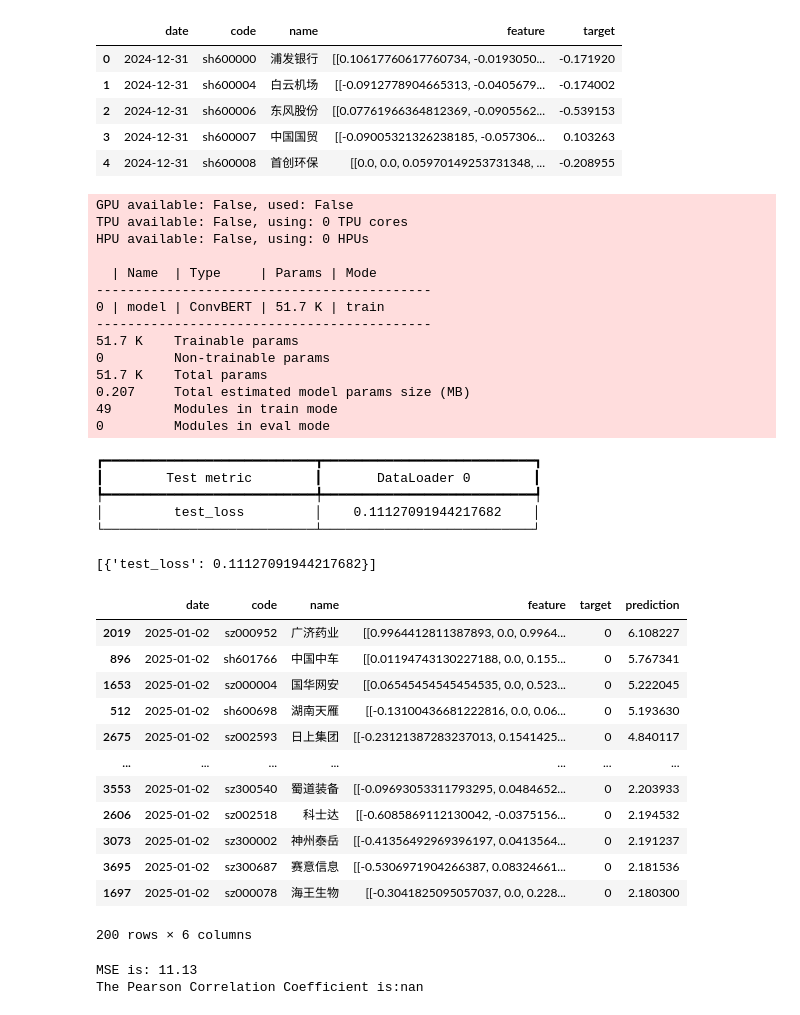
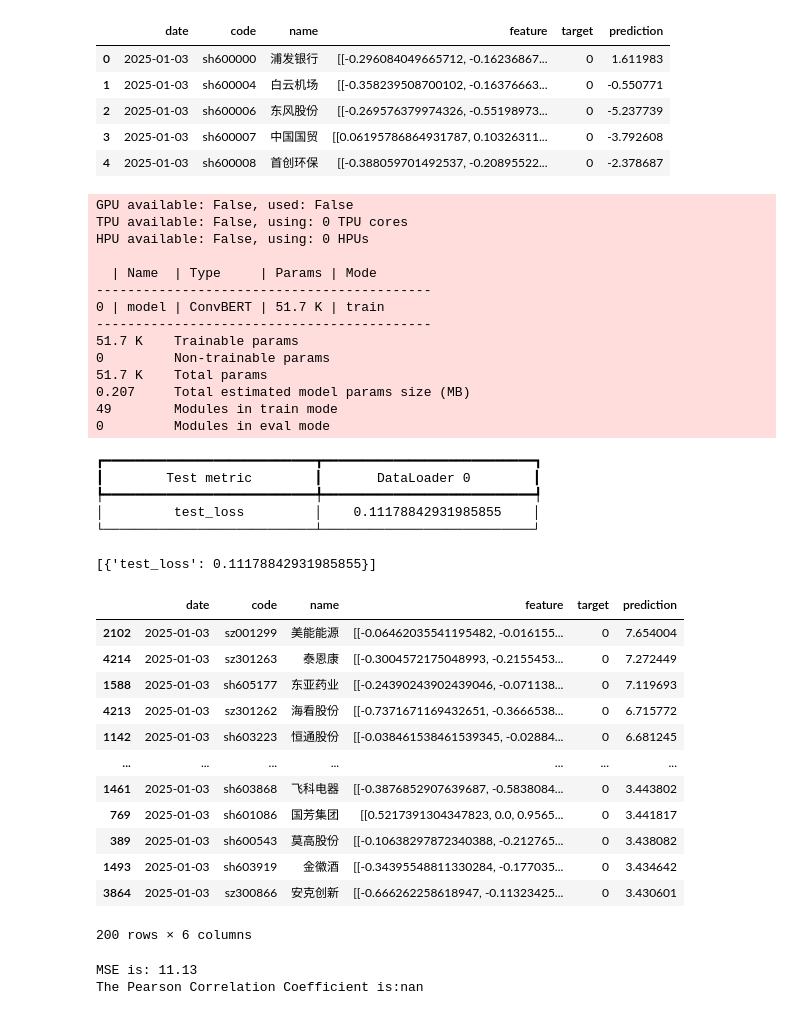
Before and after one commit to txdas/biotech, a Jupyter notebook: notebook/stock/akshare_light.ipynb, the cells around one changed output. Drawn from its saved outputs; the diff is of its cells as text; code cells hidden in the pictures.

```diff
--- a/notebook/stock/akshare_light.ipynb
+++ b/notebook/stock/akshare_light.ipynb
@@ -49,44 +49,44 @@ def make_data(df, cdate, cnum):
         row = np.zeros((cnum,8),dtype=float)
         if cg.shape[0]==cnum and pg.shape[0]>0:
             pr = cg.iloc[0]
             codes.append(pr["code"])
             names.append(pr["name"])
             if cur.shape[0]>0:
                 cr = cur.iloc[0]
                 change = snor((cr.close-pr.close)*100/pr.close)
             else:
                 change = 0
             targets.append(change)
             for i in range(cg.shape[0]):
                 r, p= g.iloc[i],g.iloc[i+1]
                 row[i,:] = nor_feature(r,p,pg)
             features.append(row)
         # break
     return pd.DataFrame({"date":cdate, "code":codes,"name":names,"feature":features, "target": targets})
 
 def get_dates(cdt, days=3):
     ctm = datetime.datetime.strptime(cdt,"%Y-%m-%d")
     holidays = set(["2025-01-01"])
     dts = []
     for i in range(1, days+3):
         delta = datetime.timedelta(days=-i)
         ttm = ctm+delta
         if ttm.weekday() <5 and ttm.strftime("%Y-%m-%d") not in holidays:
             dts.append(ttm.strftime("%Y-%m-%d"))
     return dts[:days]
-cdate, lst,hdays = "2025-01-02", [], 10
-for dt in get_dates(cdate,5):
-    lst.append(make_data(df,dt, hdays))
-pdf = pd.concat(lst)
+cdate, lst,hdays = "2025-01-03", [], 10
+# for dt in get_dates(cdate,5):
+#     lst.append(make_data(df,dt, hdays))
+# pdf = pd.concat(lst)
 cdf = make_data(df, cdate, hdays)
-pdf.head()
+cdf.head()
 # %% [output]
-|  | date | code | name | feature | target |
-| 0 | 2024-12-31 | sh600000 | 浦发银行 | [[0.10617760617760734, -0.0193050... | -0.171920 |
-| 1 | 2024-12-31 | sh600004 | 白云机场 | [[-0.0912778904665313, -0.0405679... | -0.174002 |
-| 2 | 2024-12-31 | sh600006 | 东风股份 | [[0.07761966364812369, -0.0905562... | -0.539153 |
-| 3 | 2024-12-31 | sh600007 | 中国国贸 | [[-0.09005321326238185, -0.057306... | 0.103263 |
-| 4 | 2024-12-31 | sh600008 | 首创环保 | [[0.0, 0.0, 0.05970149253731348, ... | -0.208955 |
+|  | date | code | name | feature | target | prediction |
+| 0 | 2025-01-03 | sh600000 | 浦发银行 | [[-0.296084049665712, -0.16236867... | 0 | 1.611983 |
+| 1 | 2025-01-03 | sh600004 | 白云机场 | [[-0.358239508700102, -0.16376663... | 0 | -0.550771 |
+| 2 | 2025-01-03 | sh600006 | 东风股份 | [[-0.269576379974326, -0.55198973... | 0 | -5.237739 |
+| 3 | 2025-01-03 | sh600007 | 中国国贸 | [[0.06195786864931787, 0.10326311... | 0 | -3.792608 |
+| 4 | 2025-01-03 | sh600008 | 首创环保 | [[-0.388059701492537, -0.20895522... | 0 | -2.378687 |
 # %%
 import warnings
 warnings.filterwarnings("ignore")
@@ -166,9 +166,9 @@ HPU available: False, using: 0 HPUs
 ┏━━━━━━━━━━━━━━━━━━━━━━━━━━━┳━━━━━━━━━━━━━━━━━━━━━━━━━━━┓
 ┃        Test metric        ┃       DataLoader 0        ┃
 ┡━━━━━━━━━━━━━━━━━━━━━━━━━━━╇━━━━━━━━━━━━━━━━━━━━━━━━━━━┩
-│         test_loss         │    0.11127091944217682    │
+│         test_loss         │    0.11178842931985855    │
 └───────────────────────────┴───────────────────────────┘
-[{'test_loss': 0.11127091944217682}]
+[{'test_loss': 0.11178842931985855}]
 # %%
 predictions = trainer.predict(model, test_loader)
 pdf = cdf.copy()
@@ -177,17 +177,17 @@ pdf["prediction"] = torch.concat(predictions)*10
 pdf.sort_values(by="prediction",ascending=False)[:200]
 # %% [output]
 |  | date | code | name | feature | target | prediction |
-| 2019 | 2025-01-02 | sz000952 | 广济药业 | [[0.9964412811387893, 0.0, 0.9964... | 0 | 6.108227 |
-| 896 | 2025-01-02 | sh601766 | 中国中车 | [[0.01194743130227188, 0.0, 0.155... | 0 | 5.767341 |
-| 1653 | 2025-01-02 | sz000004 | 国华网安 | [[0.06545454545454535, 0.0, 0.523... | 0 | 5.222045 |
-| 512 | 2025-01-02 | sh600698 | 湖南天雁 | [[-0.13100436681222816, 0.0, 0.06... | 0 | 5.193630 |
-| 2675 | 2025-01-02 | sz002593 | 日上集团 | [[-0.23121387283237013, 0.1541425... | 0 | 4.840117 |
+| 2102 | 2025-01-03 | sz001299 | 美能能源 | [[-0.06462035541195482, -0.016155... | 0 | 7.654004 |
+| 4214 | 2025-01-03 | sz301263 | 泰恩康 | [[-0.3004572175048993, -0.2155453... | 0 | 7.272449 |
+| 1588 | 2025-01-03 | sh605177 | 东亚药业 | [[-0.24390243902439046, -0.071138... | 0 | 7.119693 |
+| 4213 | 2025-01-03 | sz301262 | 海看股份 | [[-0.7371671169432651, -0.3666538... | 0 | 6.715772 |
+| 1142 | 2025-01-03 | sh603223 | 恒通股份 | [[-0.038461538461539345, -0.02884... | 0 | 6.681245 |
 | ... | ... | ... | ... | ... | ... | ... |
-| 3553 | 2025-01-02 | sz300540 | 蜀道装备 | [[-0.09693053311793295, 0.0484652... | 0 | 2.203933 |
-| 2606 | 2025-01-02 | sz002518 | 科士达 | [[-0.6085869112130042, -0.0375156... | 0 | 2.194532 |
-| 3073 | 2025-01-02 | sz300002 | 神州泰岳 | [[-0.41356492969396197, 0.0413564... | 0 | 2.191237 |
-| 3695 | 2025-01-02 | sz300687 | 赛意信息 | [[-0.5306971904266387, 0.08324661... | 0 | 2.181536 |
-| 1697 | 2025-01-02 | sz000078 | 海王生物 | [[-0.3041825095057037, 0.0, 0.228... | 0 | 2.180300 |
+| 1461 | 2025-01-03 | sh603868 | 飞科电器 | [[-0.3876852907639687, -0.5838084... | 0 | 3.443802 |
+| 769 | 2025-01-03 | sh601086 | 国芳集团 | [[0.5217391304347823, 0.0, 0.9565... | 0 | 3.441817 |
+| 389 | 2025-01-03 | sh600543 | 莫高股份 | [[-0.10638297872340388, -0.212765... | 0 | 3.438082 |
+| 1493 | 2025-01-03 | sh603919 | 金徽酒 | [[-0.34395548811330284, -0.177035... | 0 | 3.434642 |
+| 3864 | 2025-01-03 | sz300866 | 安克创新 | [[-0.666262258618947, -0.11323425... | 0 | 3.430601 |
 200 rows × 6 columns
 # %%
 import matplotlib.pyplot as plt
```
Also changed, not shown: parts of 1 cell of this notebook, 14 other files.
